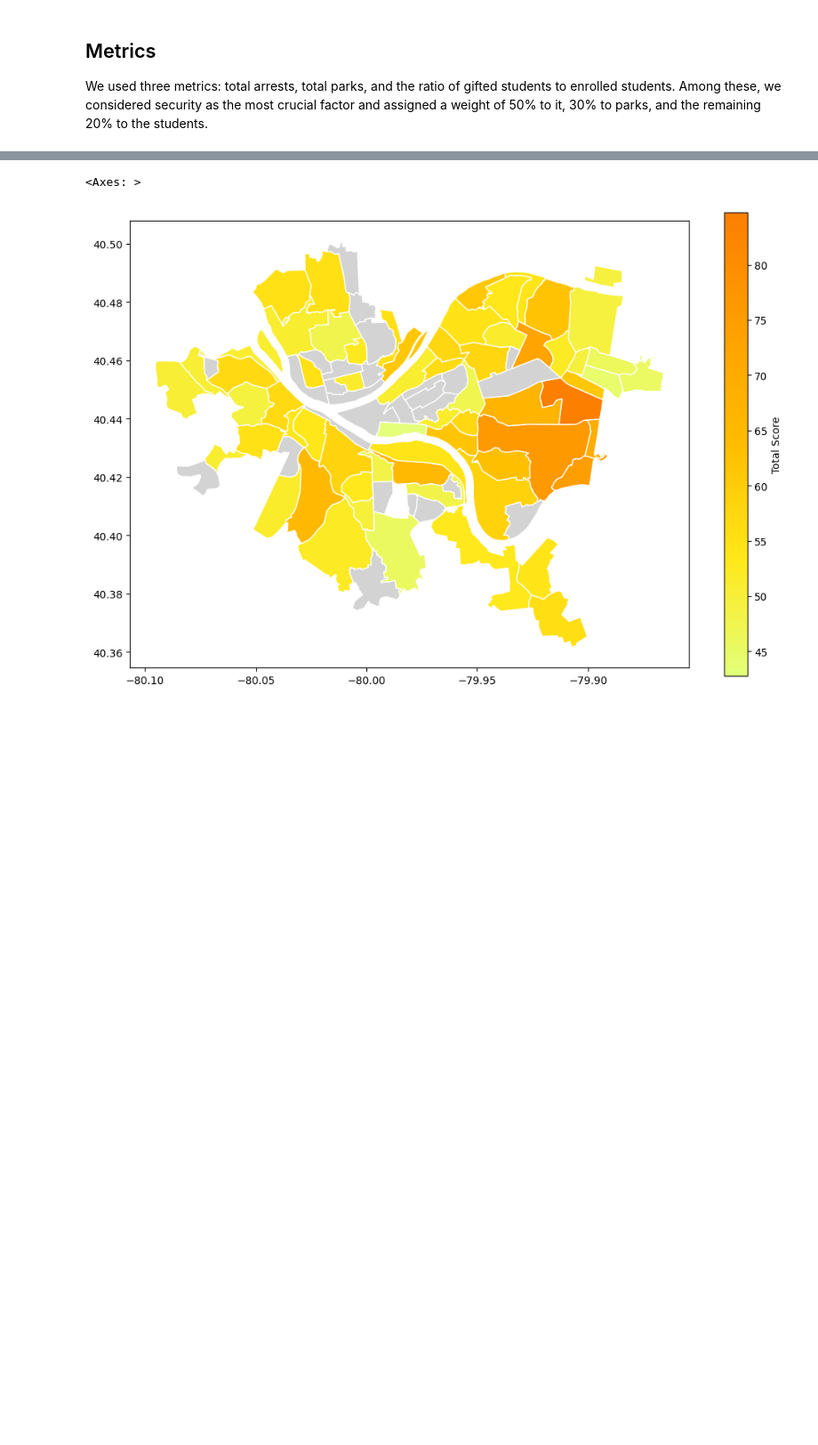
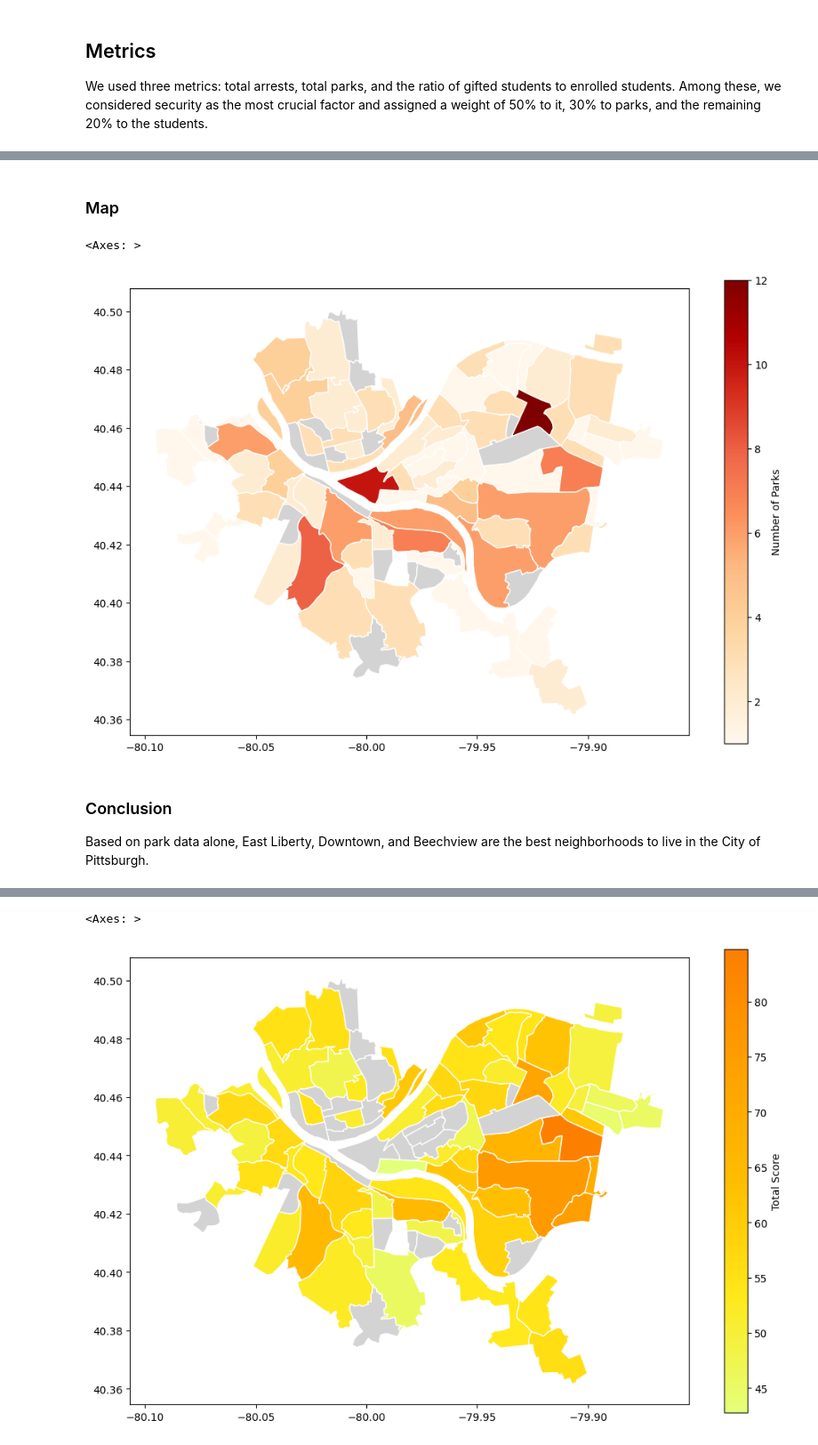
Before and after one commit to aliddy23/cmpinf-0010-final, a Jupyter notebook: final.ipynb, the cells around one changed output, grey strips where cells are left out. Shown at 89% size. Cells and saved outputs as stored; diff of their text form; code cells hidden in the pictures; blank space fills up the shorter version.

```diff
--- a/final.ipynb
+++ b/final.ipynb
@@ -65,0 +151,27 @@ The following map shows the distribution of the best neighborhoods in Pittsburgh
+# %% [markdown]
+### Map
+# %%
+# Merge the neighborhoods shape file with the park data.
+park_map = neighborhoods.merge(
+    park_ranking,
+    left_on='hood',
+    right_index=True,
+    how='left'
+)
+
+# Plot the map.
+park_map.plot(column='count',
+              cmap='OrRd',
+              edgecolor="white",
+              legend=True,
+              legend_kwds={'label': "Number of Parks"},
+              figsize=(12, 8),
+              missing_kwds={"color": "lightgrey"}
+            )
+# %% [output]
+<Axes: >
+[figure, added]
+# %% [markdown]
+### Conclusion
+
+Based on park data alone, East Liberty, Downtown, and Beechview are the best neighborhoods to live in the City of Pittsburgh.
```
Also changed, not shown: parts of 29 cells of this notebook, 2 other files.
